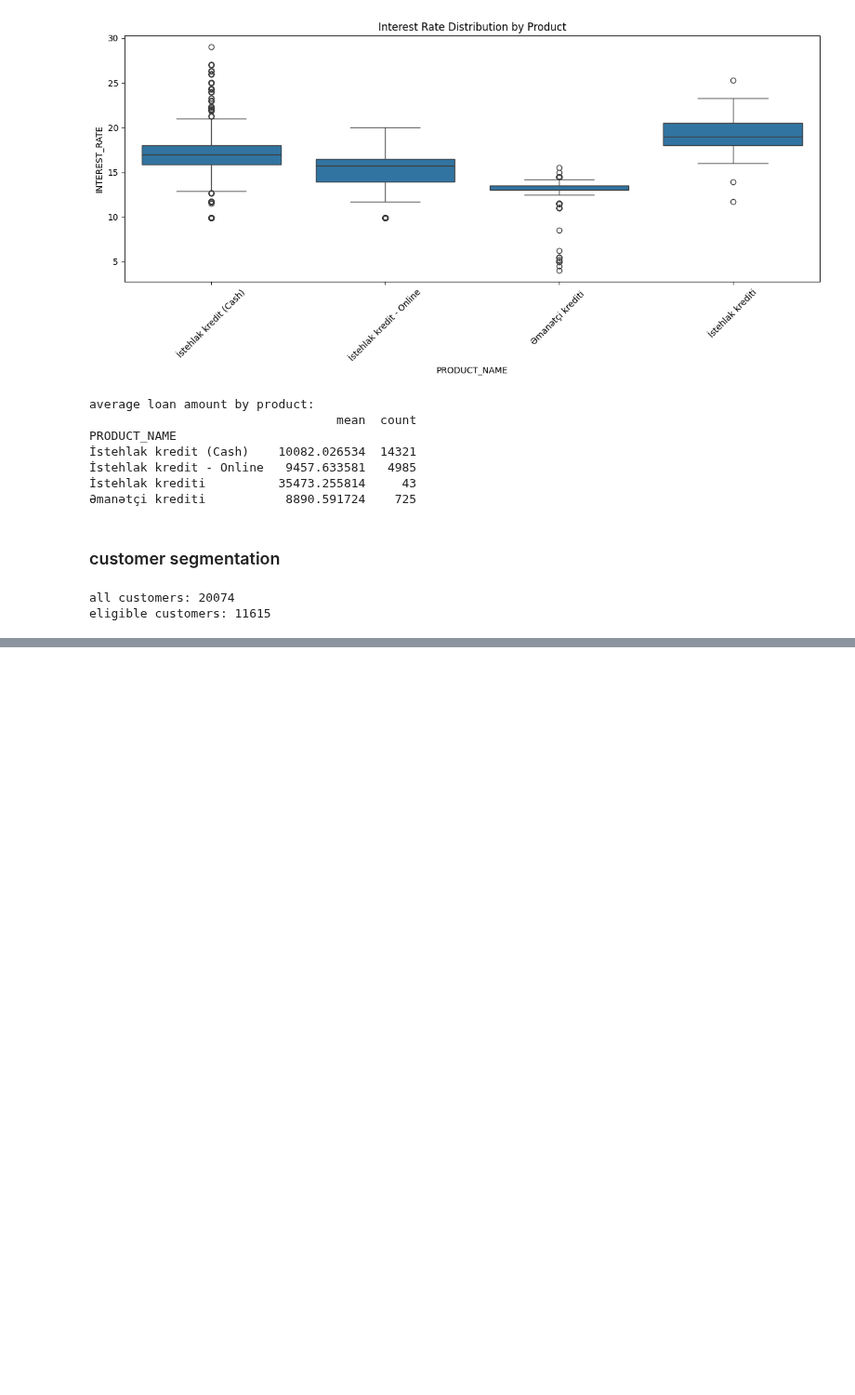
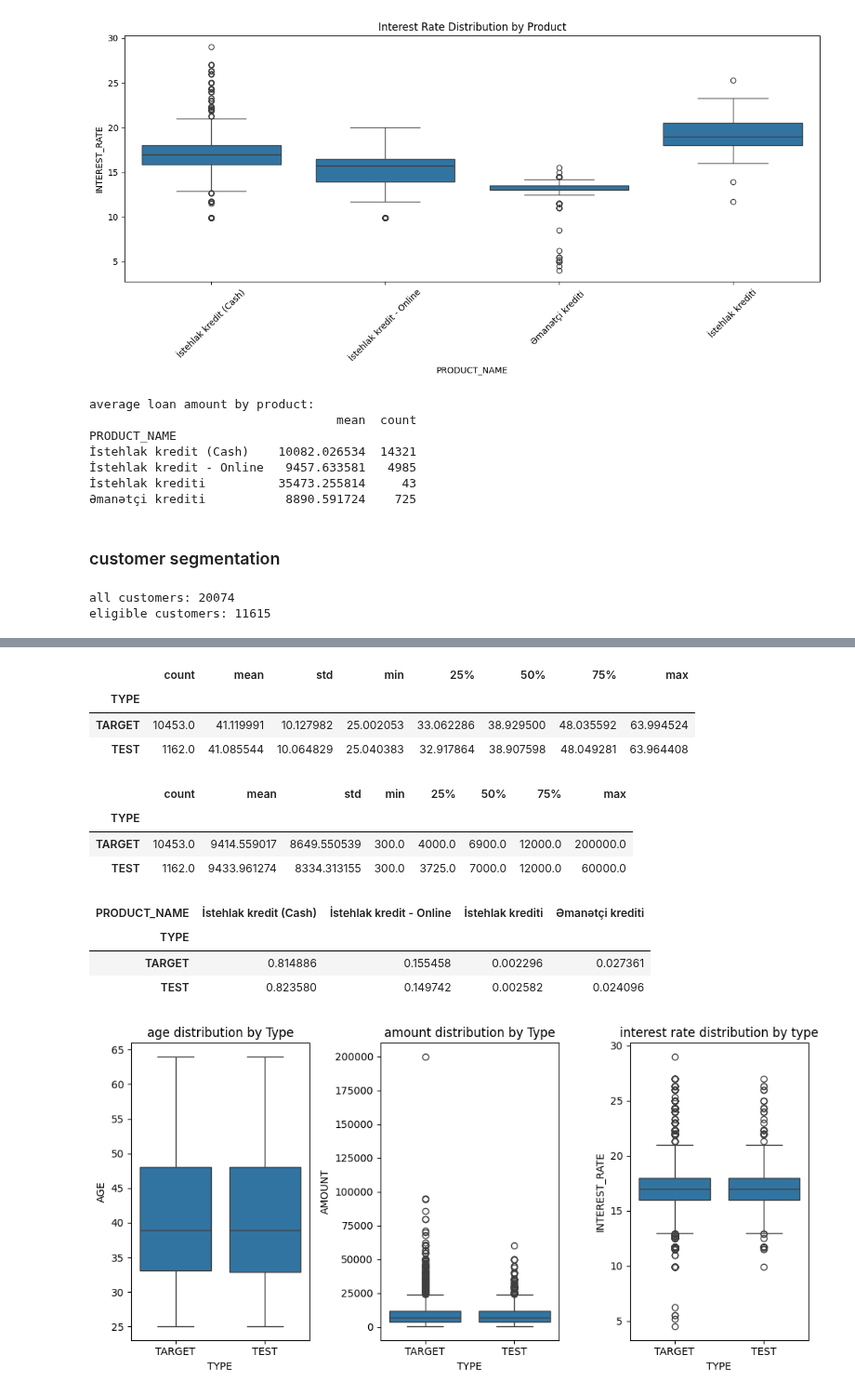
Before and after one commit to Ismat-Samadov/yelo_DataAnalyst, a Jupyter notebook: Data Analyst Technical Assignment.ipynb, the cells around one changed output, grey strips where cells are left out. Shown at 93% size. Saved outputs shown, nothing was run; the diff lists cells and outputs as text; code cells hidden in the pictures; blank space fills up the shorter version.

```diff
--- a/Data Analyst Technical Assignment.ipynb
+++ b/Data Analyst Technical Assignment.ipynb
@@ -550,0 +579,43 @@ final_df.to_excel('segmented_customers.xlsx', index=False)
+# %%
+final_df.groupby('TYPE')['AGE'].describe()
+# %% [output]
+|  | count | mean | std | min | 25% | 50% | 75% | max |
+| TYPE |  |  |  |  |  |  |  |  |
+| TARGET | 10453.0 | 41.119991 | 10.127982 | 25.002053 | 33.062286 | 38.929500 | 48.035592 | 63.994524 |
+| TEST | 1162.0 | 41.085544 | 10.064829 | 25.040383 | 32.917864 | 38.907598 | 48.049281 | 63.964408 |
+# %%
+final_df.groupby('TYPE')['AMOUNT'].describe()
+# %% [output]
+|  | count | mean | std | min | 25% | 50% | 75% | max |
+| TYPE |  |  |  |  |  |  |  |  |
+| TARGET | 10453.0 | 9414.559017 | 8649.550539 | 300.0 | 4000.0 | 6900.0 | 12000.0 | 200000.0 |
+| TEST | 1162.0 | 9433.961274 | 8334.313155 | 300.0 | 3725.0 | 7000.0 | 12000.0 | 60000.0 |
+# %%
+pd.crosstab(final_df['TYPE'], final_df['PRODUCT_NAME'], normalize='index')
+# %% [output]
+| PRODUCT_NAME | İstehlak kredit (Cash) | İstehlak kredit - Online | İstehlak krediti | Əmanətçi krediti |
+| TYPE |  |  |  |  |
+| TARGET | 0.814886 | 0.155458 | 0.002296 | 0.027361 |
+| TEST | 0.823580 | 0.149742 | 0.002582 | 0.024096 |
+# %%
+plt.figure(figsize=(10, 5))
+
+# age
+plt.subplot(1, 3, 1)
+sns.boxplot(data=final_df, x='TYPE', y='AGE')
+plt.title('age distribution by Type')
+
+# amount
+plt.subplot(1, 3, 2)
+sns.boxplot(data=final_df, x='TYPE', y='AMOUNT')
+plt.title('amount distribution by Type')
+
+# interest rate
+plt.subplot(1, 3, 3)
+sns.boxplot(data=final_df, x='TYPE', y='INTEREST_RATE')
+plt.title('interest rate distribution by type')
+
+plt.tight_layout()
+plt.show()
+# %% [output]
+[figure, added]
```
Also changed, not shown: parts of 3 cells of this notebook.
